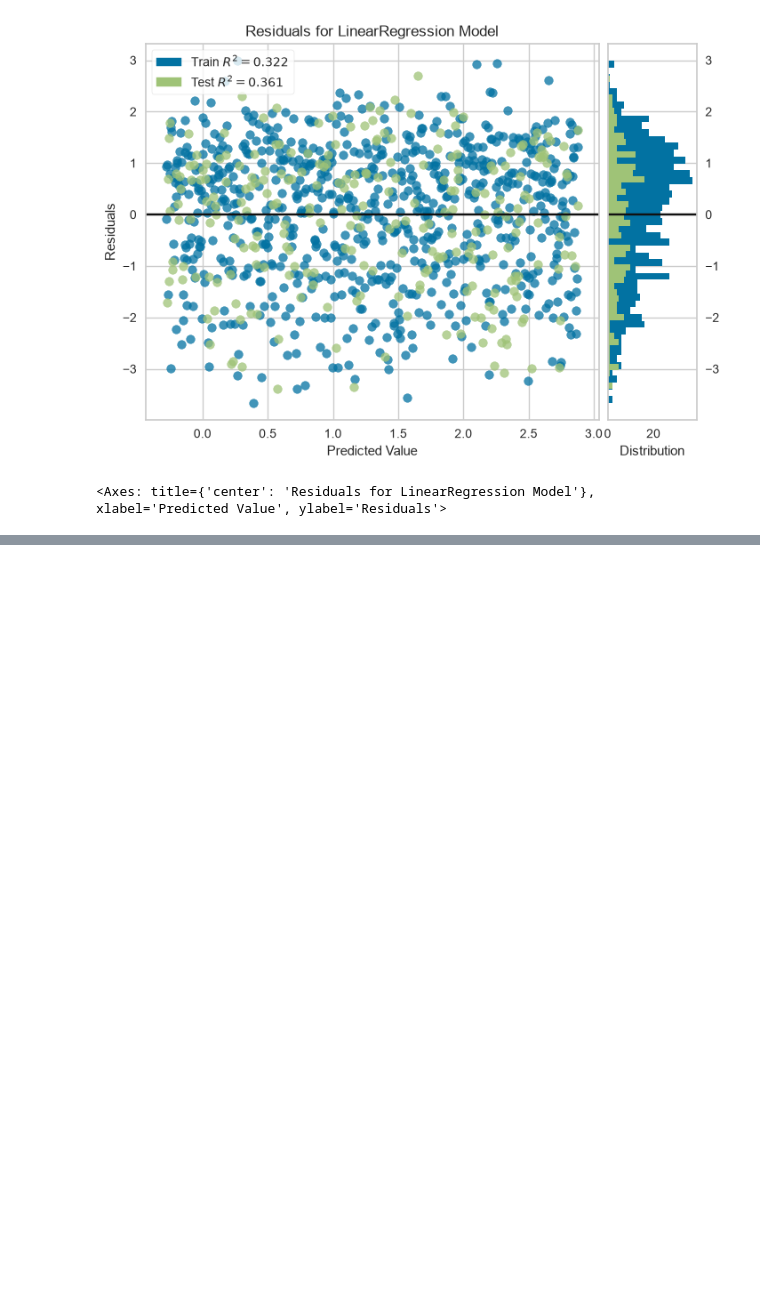
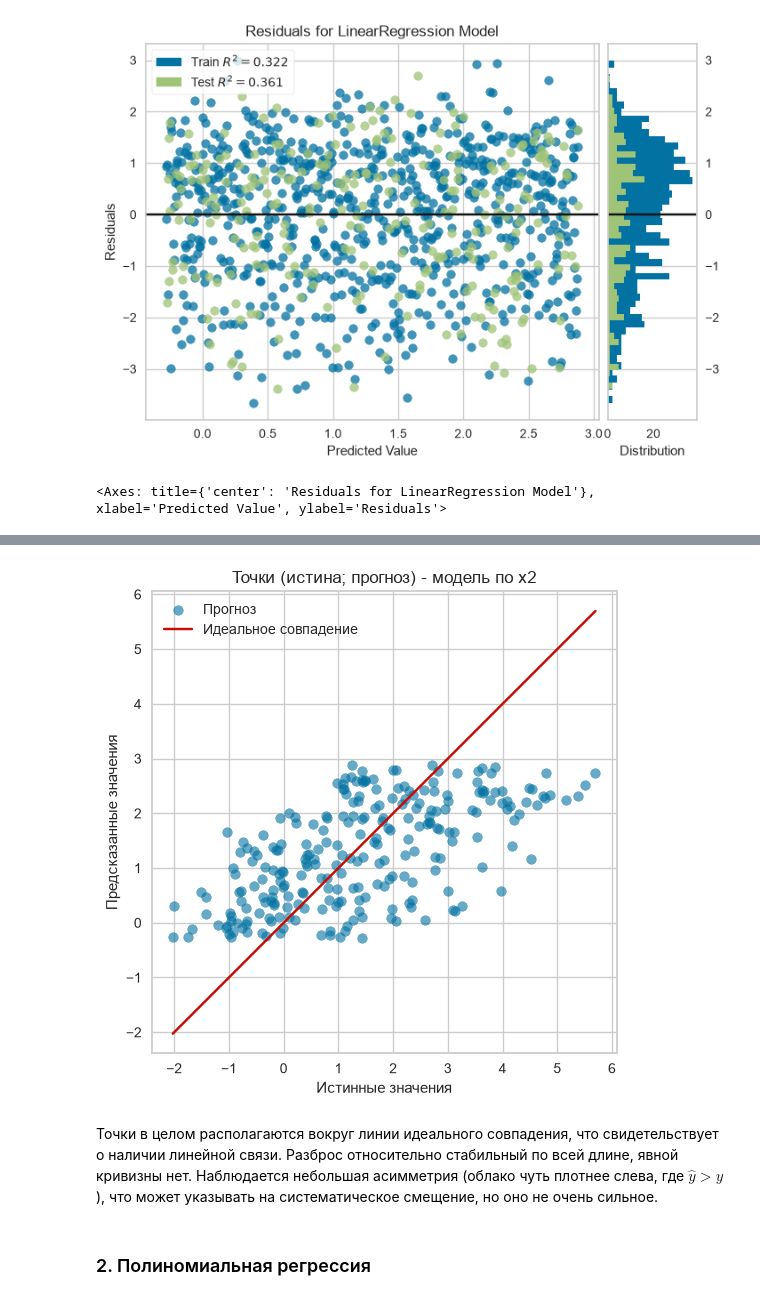
Before and after one commit to AlekseevaAnna1/data-analytics-labs, a Jupyter notebook: ЛР3_Алексеева_1.ipynb, the cells around one changed output, grey strips where cells are left out. Drawn from its saved outputs; the diff is of its cells as text; code cells hidden in the pictures; blank space fills up the shorter version.

Commit message:
Часть 2 - Полиномиальная регрессия

```diff
--- a/ЛР3_Алексеева_1.ipynb
+++ b/ЛР3_Алексеева_1.ipynb
@@ -275,0 +304,19 @@ visualizer2.show()
+# %%
+plt.figure(figsize=(6, 6))
+plt.scatter(y_test2, predictions_valid2, alpha=0.6, label='Прогноз')
+# линия идеального совпадения
+min_val = min(y_test2.min(), predictions_valid2.min())
+max_val = max(y_test2.max(), predictions_valid2.max())
+plt.plot([min_val, max_val], [min_val, max_val], 'r', label='Идеальное совпадение')
+plt.xlabel('Истинные значения')
+plt.ylabel('Предсказанные значения')
+plt.legend()
+plt.title('Точки (истина; прогноз) - модель по x2')
+plt.axis('equal')
+plt.show()
+# %% [output]
+[figure, added]
+# %% [markdown]
+Точки в целом располагаются вокруг линии идеального совпадения, что свидетельствует о наличии линейной связи. Разброс относительно стабильный по всей длине, явной кривизны нет. Наблюдается небольшая асимметрия (облако чуть плотнее слева, где $\hat{y} > y$), что может указывать на систематическое смещение, но оно не очень сильное.
+# %% [markdown]
+### 2. Полиномиальная регрессия
```
Also changed, not shown: parts of 31 cells of this notebook.
